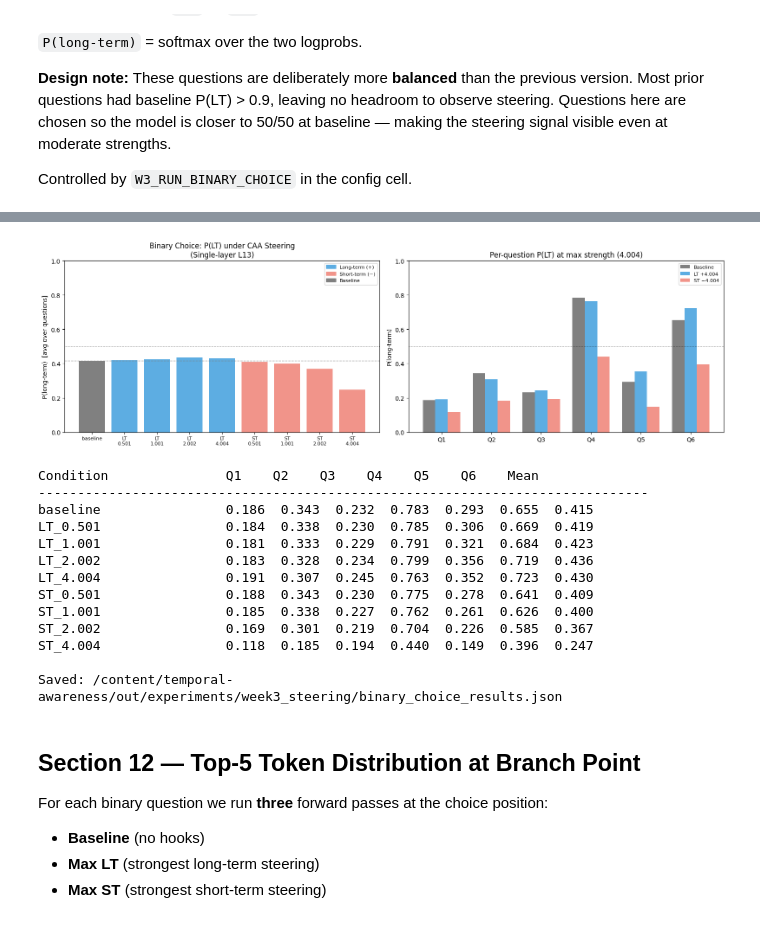
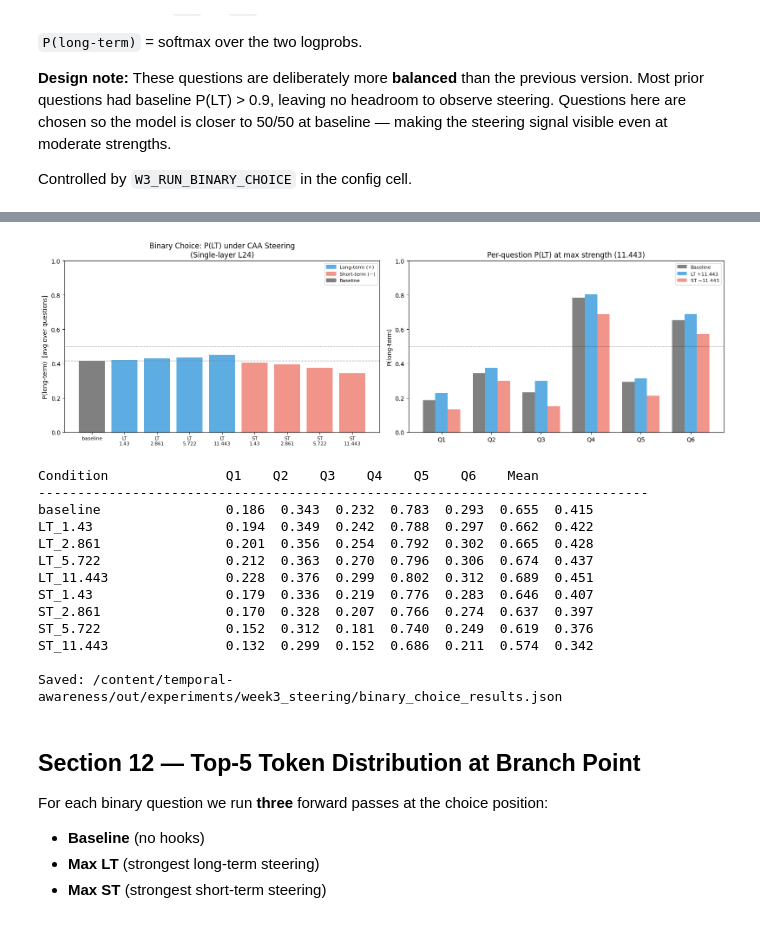
Before and after one commit to Avi161/temporal-awareness, a Jupyter notebook: notebooks/06_probing_and_steering.ipynb, the cells around one changed output, grey strips where cells are left out. Saved outputs shown, nothing was run; the diff lists cells and outputs as text; code cells hidden in the pictures.

```diff
--- a/notebooks/06_probing_and_steering.ipynb
+++ b/notebooks/06_probing_and_steering.ipynb
@@ -723,7 +722,7 @@ W3_STEERING_MODE = "single"
 
 # ── 2. Layer selection ───────────────────────────────────────────────────────
 # [SINGLE] Which layer to steer. Defaults to best_layer from Week 2.
-W3_STEER_LAYER = 13          # override with any int, e.g. 14
+W3_STEER_LAYER = 24        # override with any int, e.g. 14
 
 # [MULTI] How to pick layers:
 #   "manual" → use the list in W3_STEER_LAYERS below
@@ -1016,12 +1015,10 @@ for pdata in W3_ACTIVE_PROMPTS:
 
     for label, args in W3_CONDITIONS:
         if args is None:
-            # Baseline: plain generate (no hooks)
-            text = runner.generate(
-                pdata["text"],
-                max_new_tokens=W3_MAX_TOKENS,
-                temperature=W3_TEMPERATURE,
-            )
+            # Baseline: generate with no hooks but KV cache disabled
+            # (runner.generate uses KV cache which triggers a TransformerLens
+            #  dtype mismatch: cached keys are float32 vs float16 queries)
+            text = _generate_with_hooks(pdata["text"], [])
         else:
             direction, strength = args
             hooks = _make_hooks(_steer_layers_active, direction, strength)
@@ -1221,7 +1193,7 @@ else:
             result = runner.choose(
                 prompt=question, choice_prefix=CHOICE_PREFIX, labels=LABELS
             )
-        lp_a, lp_b = result._divergent_logprobs
+        lp_a, lp_b = result.divergent_logprobs
         _, p = _softmax2(lp_a, lp_b)
         return p
 
@@ -1305,8 +1259,10 @@ if W3_RUN_BINARY_CHOICE and bc_results:
 
     # ── Right: P(LT) per question at strongest strength ────────────────────────
     ax = axes[1]
-    _strongest = W3_STRENGTHS[-1]
-    _lt_label  = f"LT_{_strongest}"
+    _lt_keys = [k for k in bc_results[0]["conditions"] if k.startswith("LT_")]
+    _strongest_key = sorted(_lt_keys, key=lambda k: float(k.split("_")[1]))[-1]
+    _strongest = float(_strongest_key.split("_")[1])
+    _lt_label  = _strongest_key
     _st_label  = f"ST_{_strongest}"
     q_labels   = [f"Q{i+1}" for i in range(len(bc_results))]
     p_base     = [r["conditions"]["baseline"] for r in bc_results]
@@ -1326,45 +1282,45 @@ if W3_RUN_BINARY_CHOICE and bc_results:
     ax.legend(fontsize=8)
 
     plt.tight_layout()
     plt.savefig(W3_OUT_DIR / "binary_choice_p_longterm.png", dpi=150)
     plt.show()
 
     # ── Numeric table ──────────────────────────────────────────────────────────
     print(f"\n{'Condition':<22}", end="")
     for qi in range(len(bc_results)):
         print(f"  Q{qi+1}  ", end="")
     print("  Mean")
     print("-" * (22 + 8 * len(bc_results) + 8))
     for label in bc_labels:
         vals = [bc_results[qi]["conditions"][label] for qi in range(len(bc_results))]
         print(f"{label:<22}", end="")
         for v in vals:
             print(f"  {v:.3f}", end="")
         print(f"  {np.mean(vals):.3f}")
 
     # ── Save ───────────────────────────────────────────────────────────────────
     with open(W3_OUT_DIR / "binary_choice_results.json", "w") as f:
         json.dump({
             "mode": W3_STEERING_MODE,
             "steer_layers": _steer_layers_active,
             "strengths": W3_STRENGTHS,
             "questions": BINARY_QUESTIONS,
             "results": bc_results,
         }, f, indent=2)
     print(f"\nSaved: {W3_OUT_DIR / 'binary_choice_results.json'}")
 # %% [output]
-[figure, old version]
+[figure, new version]
 Condition               Q1    Q2    Q3    Q4    Q5    Q6    Mean
 ------------------------------------------------------------------------------
 baseline                0.186  0.343  0.232  0.783  0.293  0.655  0.415
-LT_0.501                0.184  0.338  0.230  0.785  0.306  0.669  0.419
-LT_1.001                0.181  0.333  0.229  0.791  0.321  0.684  0.423
-LT_2.002                0.183  0.328  0.234  0.799  0.356  0.719  0.436
-LT_4.004                0.191  0.307  0.245  0.763  0.352  0.723  0.430
-ST_0.501                0.188  0.343  0.230  0.775  0.278  0.641  0.409
-ST_1.001                0.185  0.338  0.227  0.762  0.261  0.626  0.400
-ST_2.002                0.169  0.301  0.219  0.704  0.226  0.585  0.367
-ST_4.004                0.118  0.185  0.194  0.440  0.149  0.396  0.247
+LT_1.43                 0.194  0.349  0.242  0.788  0.297  0.662  0.422
+LT_2.861                0.201  0.356  0.254  0.792  0.302  0.665  0.428
+LT_5.722                0.212  0.363  0.270  0.796  0.306  0.674  0.437
+LT_11.443               0.228  0.376  0.299  0.802  0.312  0.689  0.451
+ST_1.43                 0.179  0.336  0.219  0.776  0.283  0.646  0.407
+ST_2.861                0.170  0.328  0.207  0.766  0.274  0.637  0.397
+ST_5.722                0.152  0.312  0.181  0.740  0.249  0.619  0.376
+ST_11.443               0.132  0.299  0.152  0.686  0.211  0.574  0.342
 
 Saved: /content/temporal-awareness/out/experiments/week3_steering/binary_choice_results.json
 # %% [markdown]
```
Also changed, not shown: parts of 45 cells of this notebook, 4 other files.
